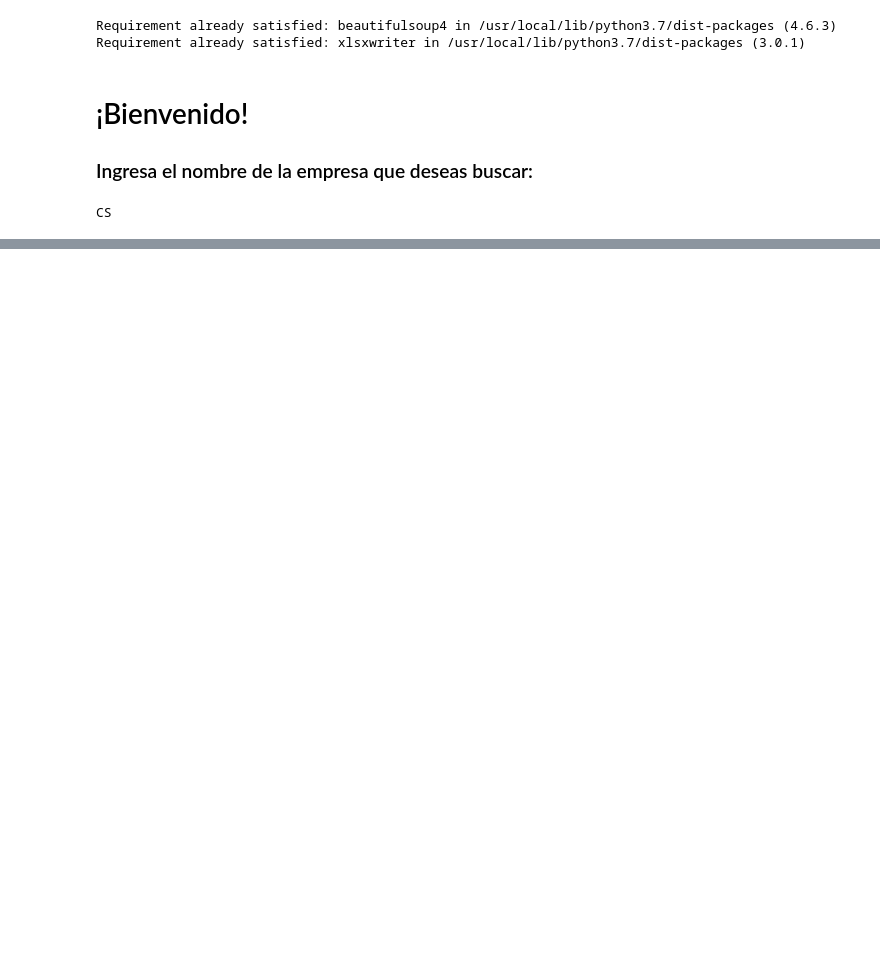
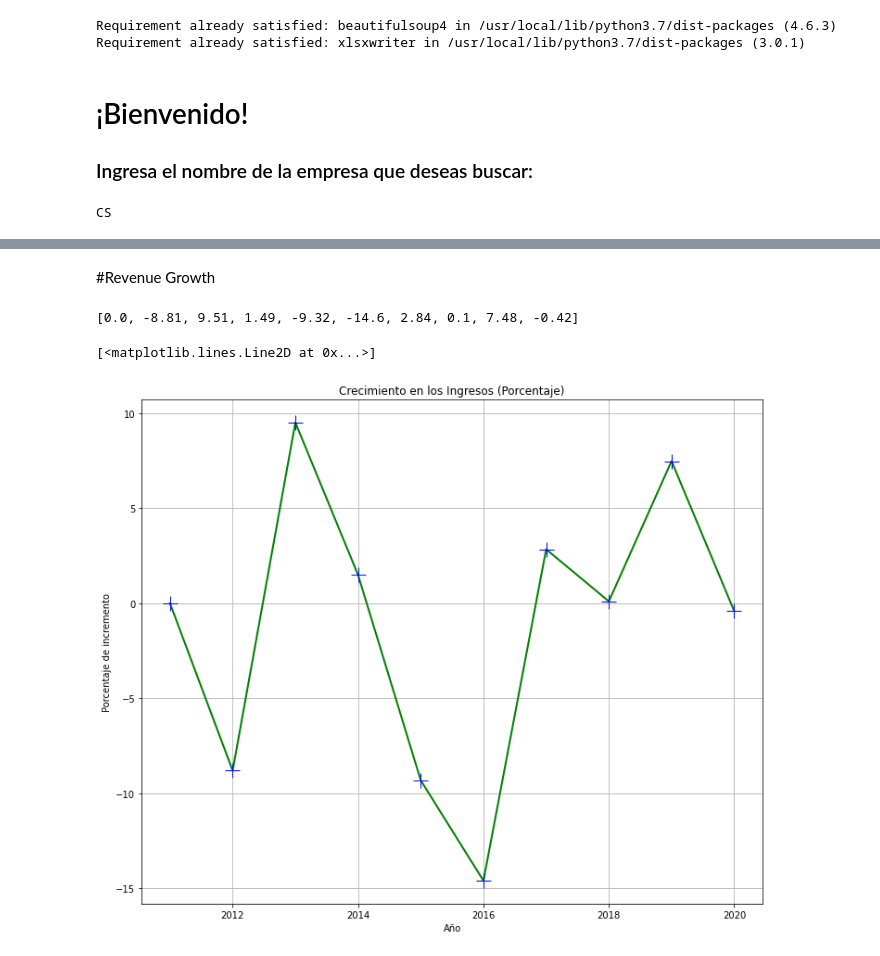
Before and after one commit to andresbasilea/Analizador-Financiero-CS, a Jupyter notebook: AndrésBasile_CreditSuisse.ipynb, the cells around one changed output, grey strips where cells are left out. Cells and saved outputs as stored; diff of their text form; code cells hidden in the pictures; blank space fills up the shorter version.

```diff
--- a/AndrésBasile_CreditSuisse.ipynb
+++ b/AndrésBasile_CreditSuisse.ipynb
@@ -90,0 +220,25 @@ files.download('estadosFinancieros' + empresa +'.xlsx')
+# %% [markdown]
+#Revenue Growth
+# %%
+a = df[0].iloc[1,1:]
+a = a.iloc[::-1]
+y = []
+for x in a:
+  if x == "-":
+    x = "0"
+  x = x.rstrip("%")
+  x = float(x)
+  y.append(x)
+
+anios = [2011, 2012, 2013, 2014, 2015, 2016, 2017, 2018, 2019, 2020]
+print(y)
+plt.figure(figsize=(12,10))
+plt.title('Crecimiento en los Ingresos (Porcentaje)')
+plt.xlabel('Año')
+plt.ylabel('Porcentaje de incremento')
+plt.grid(True)
+plt.plot(anios[0:len(y)],y, linewidth=2, color='green', marker = '+', mec = "b", ms="16")
+# %% [output]
+[0.0, -8.81, 9.51, 1.49, -9.32, -14.6, 2.84, 0.1, 7.48, -0.42]
+[<matplotlib.lines.Line2D at 0x...>]
+[figure, added]
```
Also changed, not shown: parts of 12 cells of this notebook.
